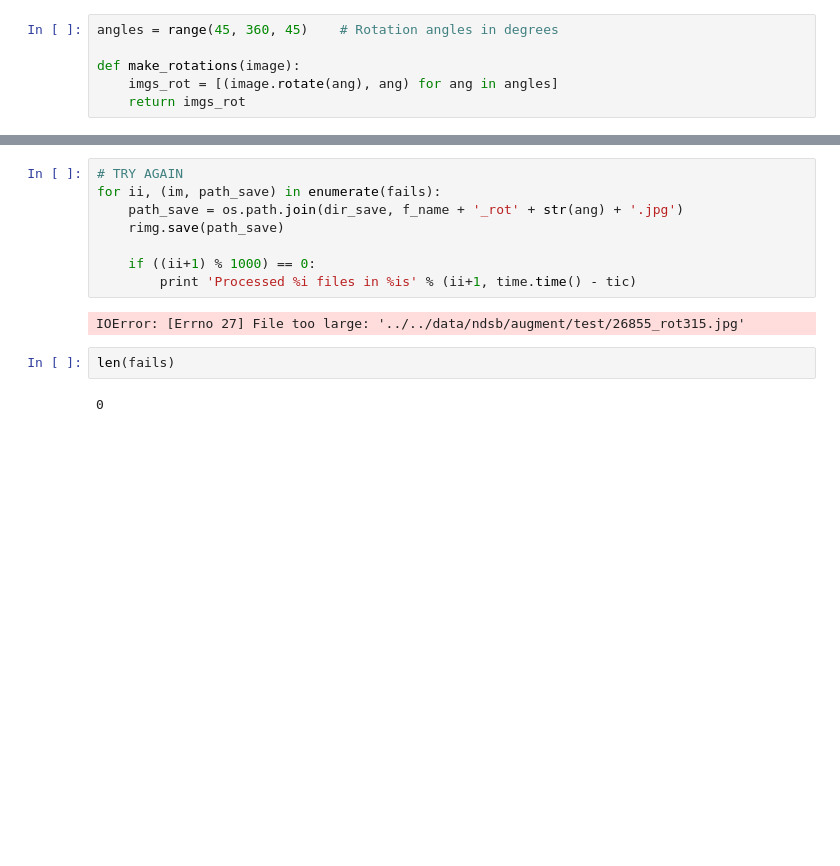
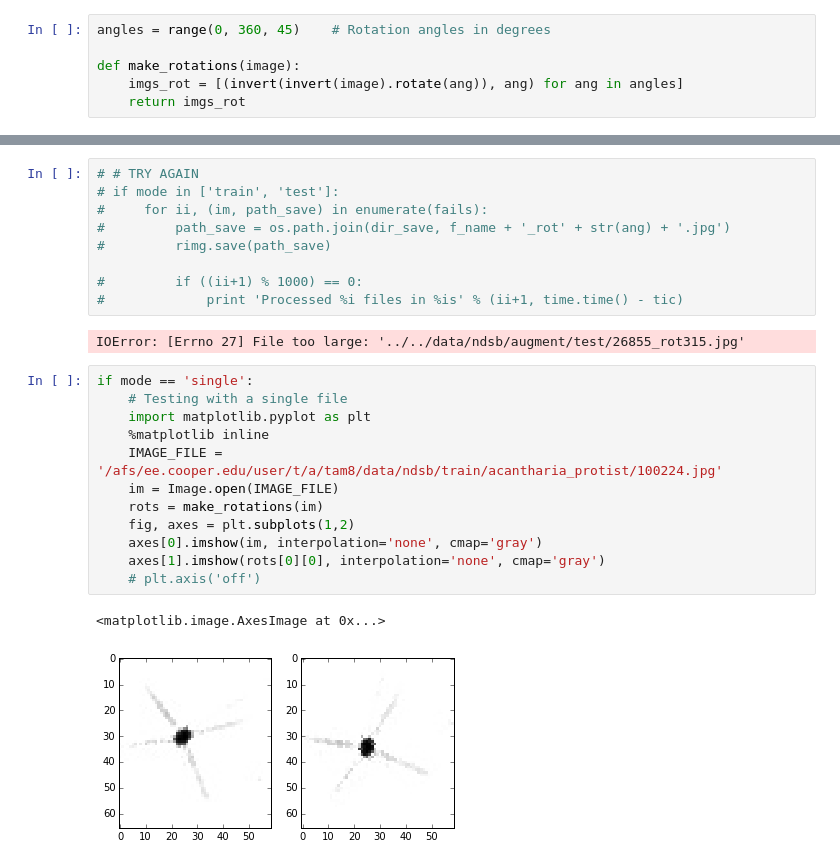
Before and after one commit to JasonTam/ndsb2015, a Jupyter notebook: Augmentation Offline.ipynb, the cells around one changed output, grey strips where cells are left out. Cells and saved outputs as stored; diff of their text form; blank space fills up the shorter version.

```diff
--- a/Augmentation Offline.ipynb
+++ b/Augmentation Offline.ipynb
@@ -1,7 +11,7 @@
 # %%
-angles = range(45, 360, 45)    # Rotation angles in degrees
+angles = range(0, 360, 45)    # Rotation angles in degrees
 
 def make_rotations(image):
-    imgs_rot = [(image.rotate(ang), ang) for ang in angles]
+    imgs_rot = [(invert(invert(image).rotate(ang)), ang) for ang in angles]
     return imgs_rot
 # %%
@@ -95,14 +98,26 @@ Processed 130000 files in 1567s
 # %%
-# TRY AGAIN
-for ii, (im, path_save) in enumerate(fails):
-    path_save = os.path.join(dir_save, f_name + '_rot' + str(ang) + '.jpg')
-    rimg.save(path_save)
+# # TRY AGAIN
+# if mode in ['train', 'test']:
+#     for ii, (im, path_save) in enumerate(fails):
+#         path_save = os.path.join(dir_save, f_name + '_rot' + str(ang) + '.jpg')
+#         rimg.save(path_save)
 
-    if ((ii+1) % 1000) == 0:
-        print 'Processed %i files in %is' % (ii+1, time.time() - tic)
+#         if ((ii+1) % 1000) == 0:
+#             print 'Processed %i files in %is' % (ii+1, time.time() - tic)
 # %% [output]
 IOError: [Errno 27] File too large: '../../data/ndsb/augment/test/26855_rot315.jpg'
-# %%
-len(fails)
-# %% [output]
-0
+# %%
+if mode == 'single':
+    # Testing with a single file
+    import matplotlib.pyplot as plt
+    %matplotlib inline
+    IMAGE_FILE = '/afs/ee.cooper.edu/user/t/a/tam8/data/ndsb/train/acantharia_protist/100224.jpg'
+    im = Image.open(IMAGE_FILE)
+    rots = make_rotations(im)
+    fig, axes = plt.subplots(1,2)
+    axes[0].imshow(im, interpolation='none', cmap='gray')
+    axes[1].imshow(rots[0][0], interpolation='none', cmap='gray')
+    # plt.axis('off')
+# %% [output]
+<matplotlib.image.AxesImage at 0x...>
+[figure, added]
```
Also changed, not shown: parts of 4 cells of this notebook, 13 other files.
